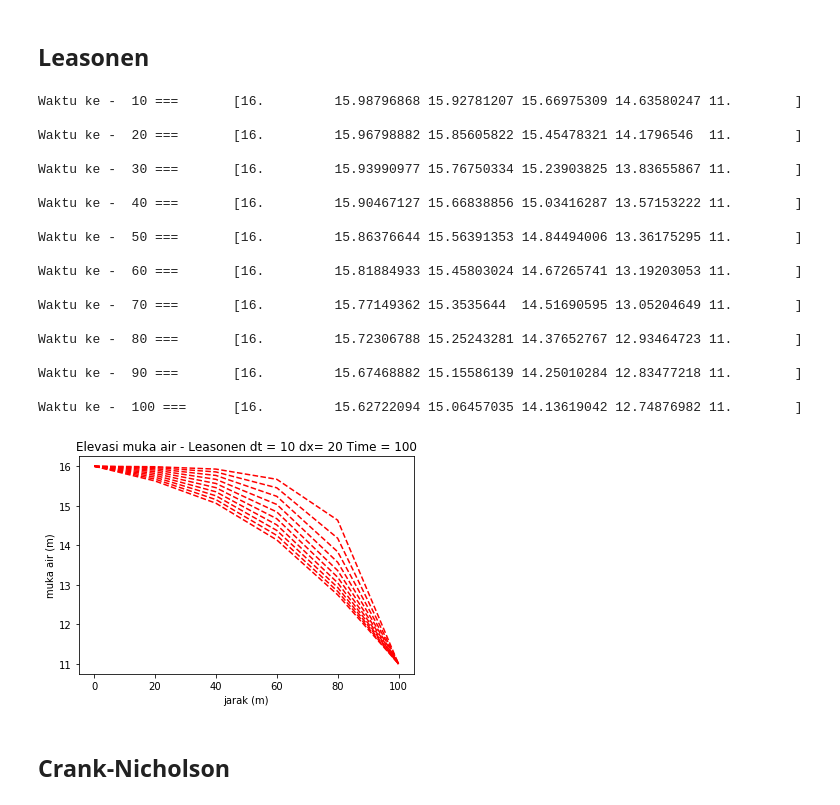
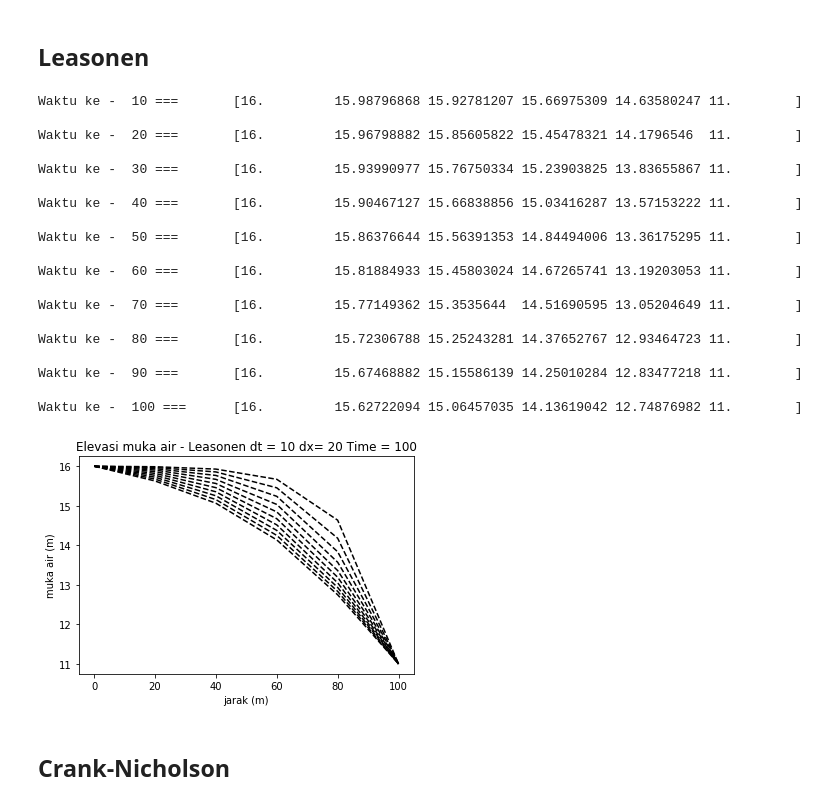
Before and after one commit to taruma/belajar-tsa, a Jupyter notebook: Metnum Explisit dan Implisit.ipynb, the cells around one changed output. Saved outputs shown, nothing was run; the diff lists cells and outputs as text; code cells hidden in the pictures.

```diff
--- a/Metnum Explisit dan Implisit.ipynb
+++ b/Metnum Explisit dan Implisit.ipynb
@@ -205,35 +204,35 @@ for i in range(0, tmax):
 
     h = np.copy(hn)
 
     waktu += dt
     print('Waktu ke - ', waktu, "=== \t", h, '\n')
-    plt.plot(absis, h, 'r--')
+    plt.plot(absis, h, 'k--')
 
 plt.xlabel('jarak (m)')
 plt.ylabel('muka air (m)')
 msg = 'dt = ' + str(dt) + ' dx= ' + str(dx) + ' Time = ' + str(t)
 plt.title('Elevasi muka air - Leasonen ' + msg);
 # %% [output]
 Waktu ke -  10 ===       [16.         15.98796868 15.92781207 15.66975309 14.63580247 11.        ]
 
 Waktu ke -  20 ===       [16.         15.96798882 15.85605822 15.45478321 14.1796546  11.        ]
 
 Waktu ke -  30 ===       [16.         15.93990977 15.76750334 15.23903825 13.83655867 11.        ]
 
 Waktu ke -  40 ===       [16.         15.90467127 15.66838856 15.03416287 13.57153222 11.        ]
 
 Waktu ke -  50 ===       [16.         15.86376644 15.56391353 14.84494006 13.36175295 11.        ]
 
 Waktu ke -  60 ===       [16.         15.81884933 15.45803024 14.67265741 13.19203053 11.        ]
 
 Waktu ke -  70 ===       [16.         15.77149362 15.3535644  14.51690595 13.05204649 11.        ]
 
 Waktu ke -  80 ===       [16.         15.72306788 15.25243281 14.37652767 12.93464723 11.        ]
 
 Waktu ke -  90 ===       [16.         15.67468882 15.15586139 14.25010284 12.83477218 11.        ]
 
 Waktu ke -  100 ===      [16.         15.62722094 15.06457035 14.13619042 12.74876982 11.        ]
-[figure, old version]
+[figure, new version]
 # %% [markdown]
 ## Crank-Nicholson
 # %%
```
Also changed, not shown: parts of 2 cells of this notebook.
